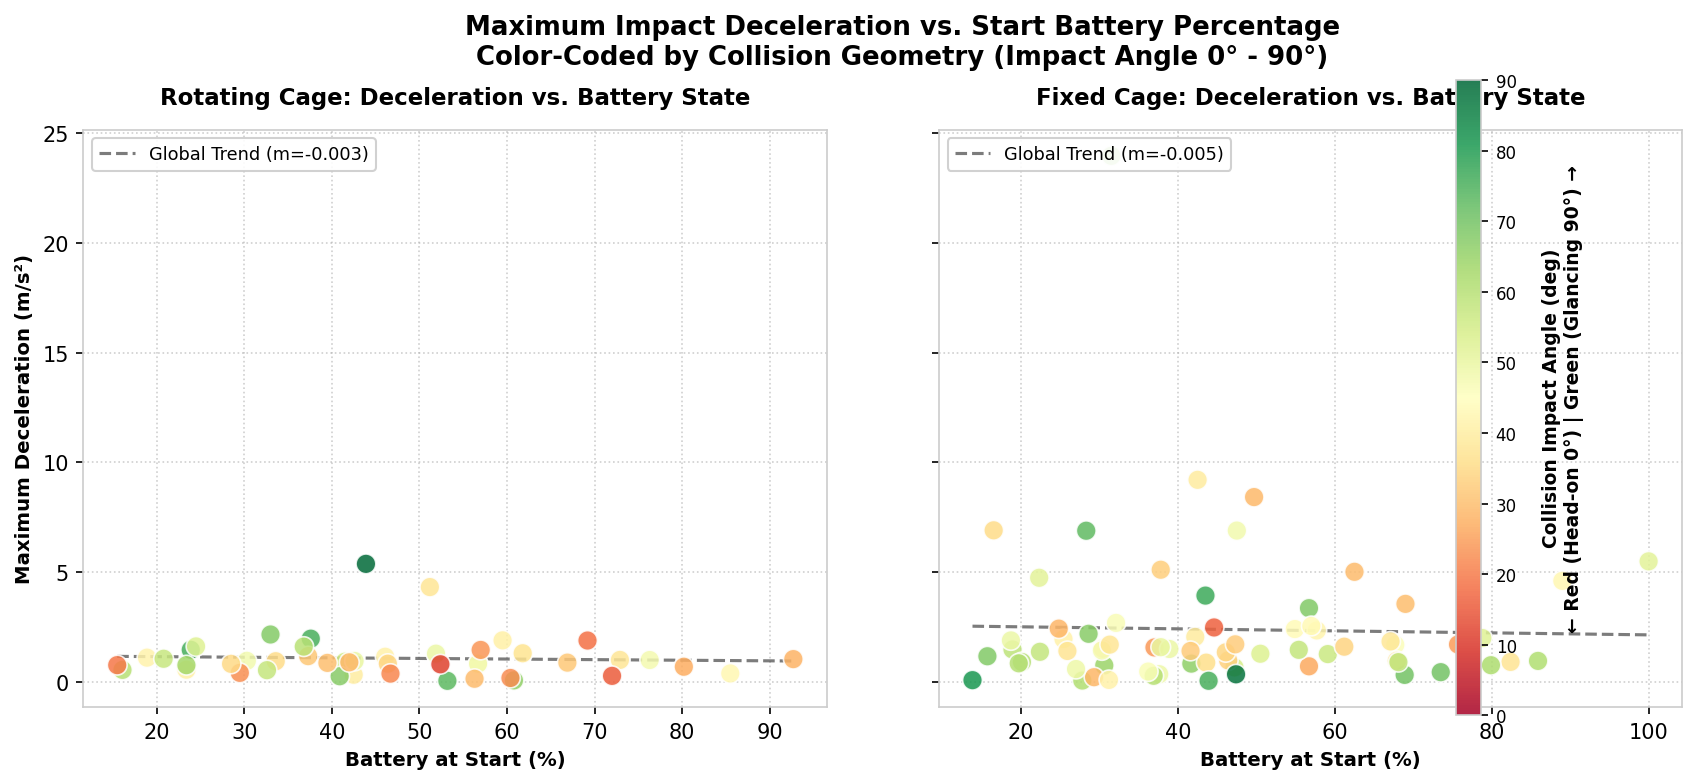
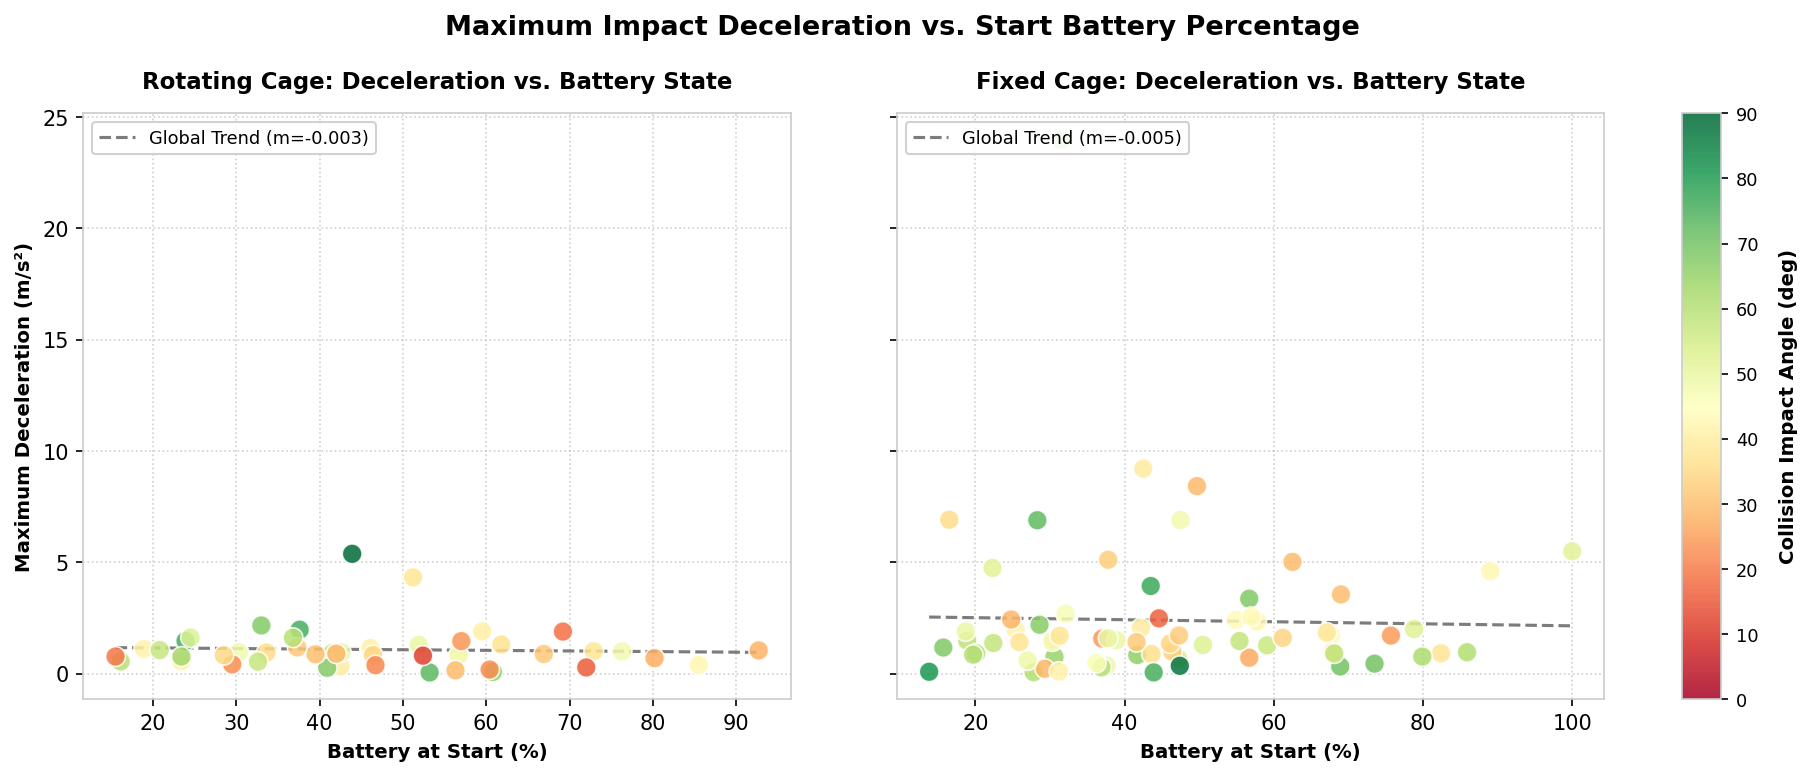
The change to this notebook cell's code, shown as a diff; its figure went from the first image to the second:
--- before
+++ after
@@ -78,12 +78,15 @@
 ax2.grid(True, linestyle=':', alpha=0.6, zorder=0)
 
-# Add a single unified colorbar on the right side of the figure
-cbar = fig.colorbar(sc2, ax=[ax1, ax2], pad=0.03, aspect=25)
-cbar.set_label('Collision Impact Angle (deg)\n← Red (Head-on 0°) | Green (Glancing 90°) →', fontsize=9, fontweight='bold', labelpad=12)
-cbar.ax.tick_params(labelsize=8)
+# Clean Title (Single Line)
+fig.suptitle('Maximum Impact Deceleration vs. Start Battery Percentage', fontsize=13, fontweight='bold', y=0.95)
 
-# Format axes and apply precise layout (zero-overlap, warning-free subplots_adjust)
-fig.suptitle('Maximum Impact Deceleration vs. Start Battery Percentage\nColor-Coded by Collision Geometry (Impact Angle 0° - 90°)', fontsize=12.5, fontweight='bold', y=0.96)
-fig.subplots_adjust(left=0.08, right=0.90, bottom=0.12, top=0.82, wspace=0.15)
+# Warning-free precise layout adjustment
+fig.subplots_adjust(left=0.08, right=0.86, bottom=0.12, top=0.83, wspace=0.15)
+
+# Dedicated Colorbar Axes to prevent interference/overlap completely
+cax = fig.add_axes([0.90, 0.12, 0.02, 0.71])
+cbar = fig.colorbar(sc2, cax=cax)
+cbar.set_label('Collision Impact Angle (deg)', fontsize=9.5, fontweight='bold', labelpad=10)
+cbar.ax.tick_params(labelsize=8.5)
 
 os.makedirs('graphics', exist_ok=True)

Commit: database updated, flights added